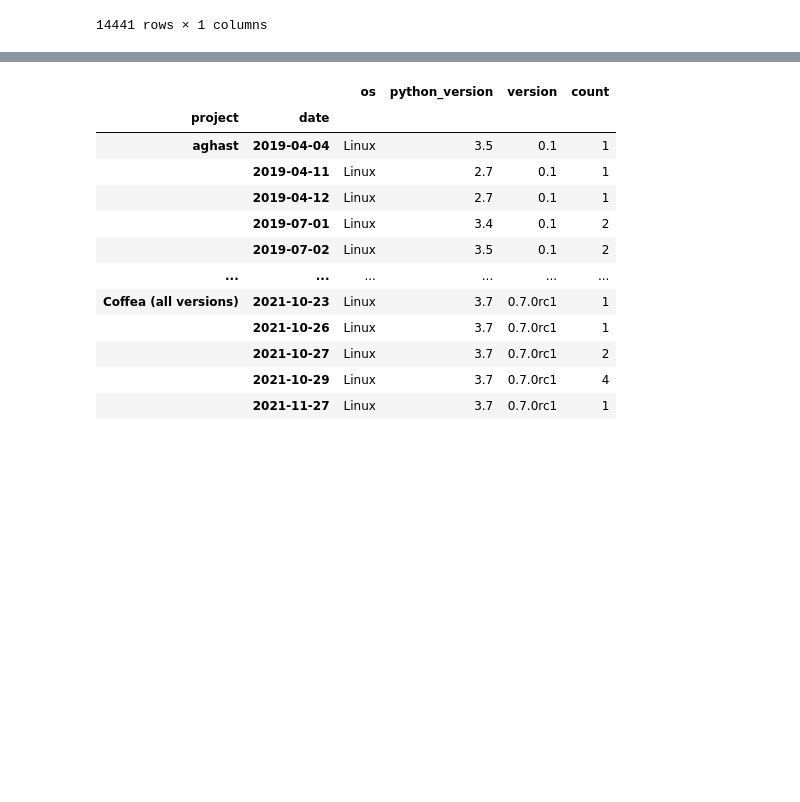
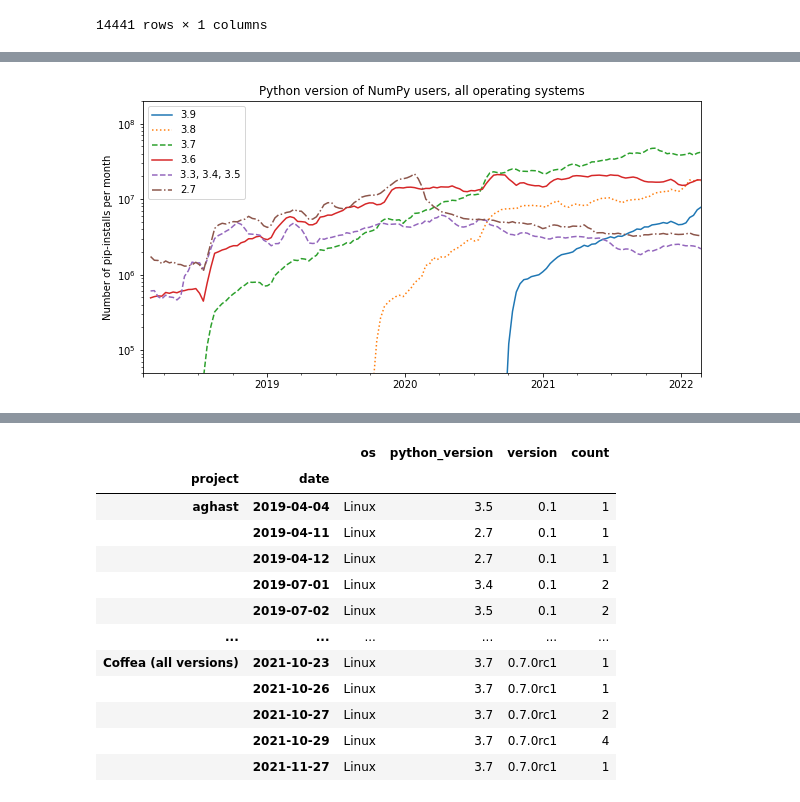
Before and after one commit to jpivarski-talks/2022-03-04-reload-statistics, a Jupyter notebook: pip-downloads.ipynb, the cells around one changed output, grey strips where cells are left out. Cells and saved outputs as stored; diff of their text form; code cells hidden in the pictures; blank space fills up the shorter version.

```diff
--- a/pip-downloads.ipynb
+++ b/pip-downloads.ipynb
@@ -163,0 +168,4 @@ ax.get_figure().savefig("PLOTS/pip-macwin-pythonversion-uprootusers-lin.pdf")
+# %%
+pip_bypyversion = pip.set_index(["python_version", "date"])
+pip_bypyversion = pip_bypyversion[pip_bypyversion["project"] == "numpy"][["count"]]
+pip_bypyversion
@@ -163,0 +187,23 @@ ax.get_figure().savefig("PLOTS/pip-macwin-pythonversion-uprootusers-lin.pdf")
+# %%
+pythons = pip_bypyversion.index.levels[0].tolist()
+by_python = {}
+for python in ["3.11", "3.10", "3.9", "3.8", "3.7", "3.6", "3.5", "3.4", "3.3", "2.7", "2.6"]:
+    tmp = pip_bypyversion.loc[python]
+    by_python[python] = tmp.resample("10D", origin=pd.to_datetime("2020-07-24"))["count"].sum()
+all_pythons = pd.DataFrame(by_python, index=by_python["3.8"].index).fillna(0)
+# %%
+all_pythons["3.3, 3.4, 3.5"] = all_pythons["3.3"] + all_pythons["3.4"] + all_pythons["3.5"]
+# %%
+ax = all_pythons[[
+    "3.9", "3.8", "3.7", "3.6", "3.3, 3.4, 3.5", "2.7"
+]].rolling(3).sum().plot(logy=True, style=["-", ":", "--", "-", "--", "-."], figsize=(10, 5))
+ax.set_ylim(50000, 200000000)
+ax.set_xlim(all_pythons.index[0], all_pythons.index[-1])
+ax.legend(loc="upper left")
+ax.set_xlabel("")
+ax.set_ylabel("Number of pip-installs per month")
+ax.set_title("Python version of NumPy users, all operating systems")
+ax.get_figure().savefig("PLOTS/pip-allos-pythonversion-numpyusers-log.svg")
+ax.get_figure().savefig("PLOTS/pip-allos-pythonversion-numpyusers-log.pdf")
+# %% [output]
+[figure, added]
```
Also changed, not shown: parts of 15 cells of this notebook, 28 other files.
